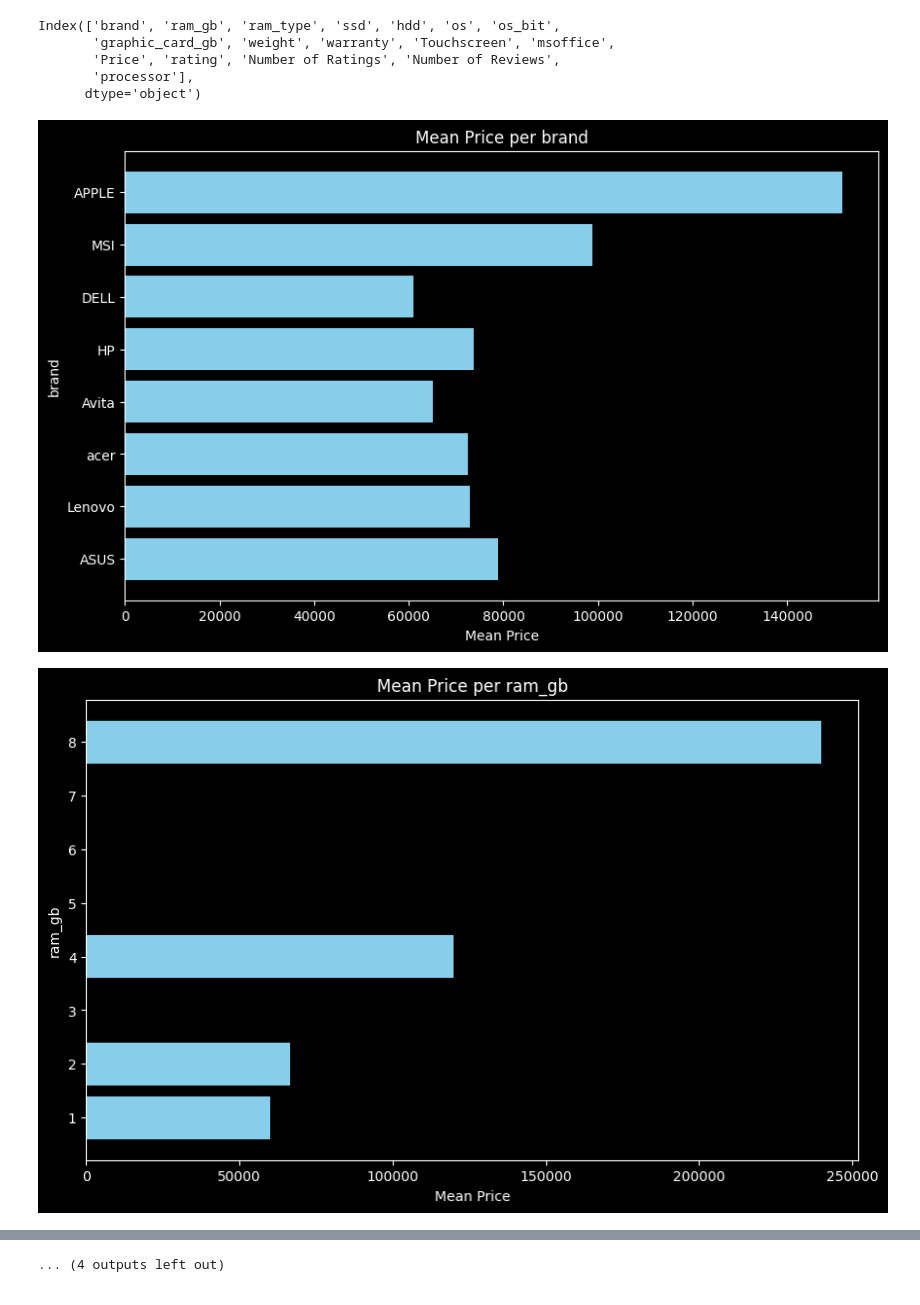
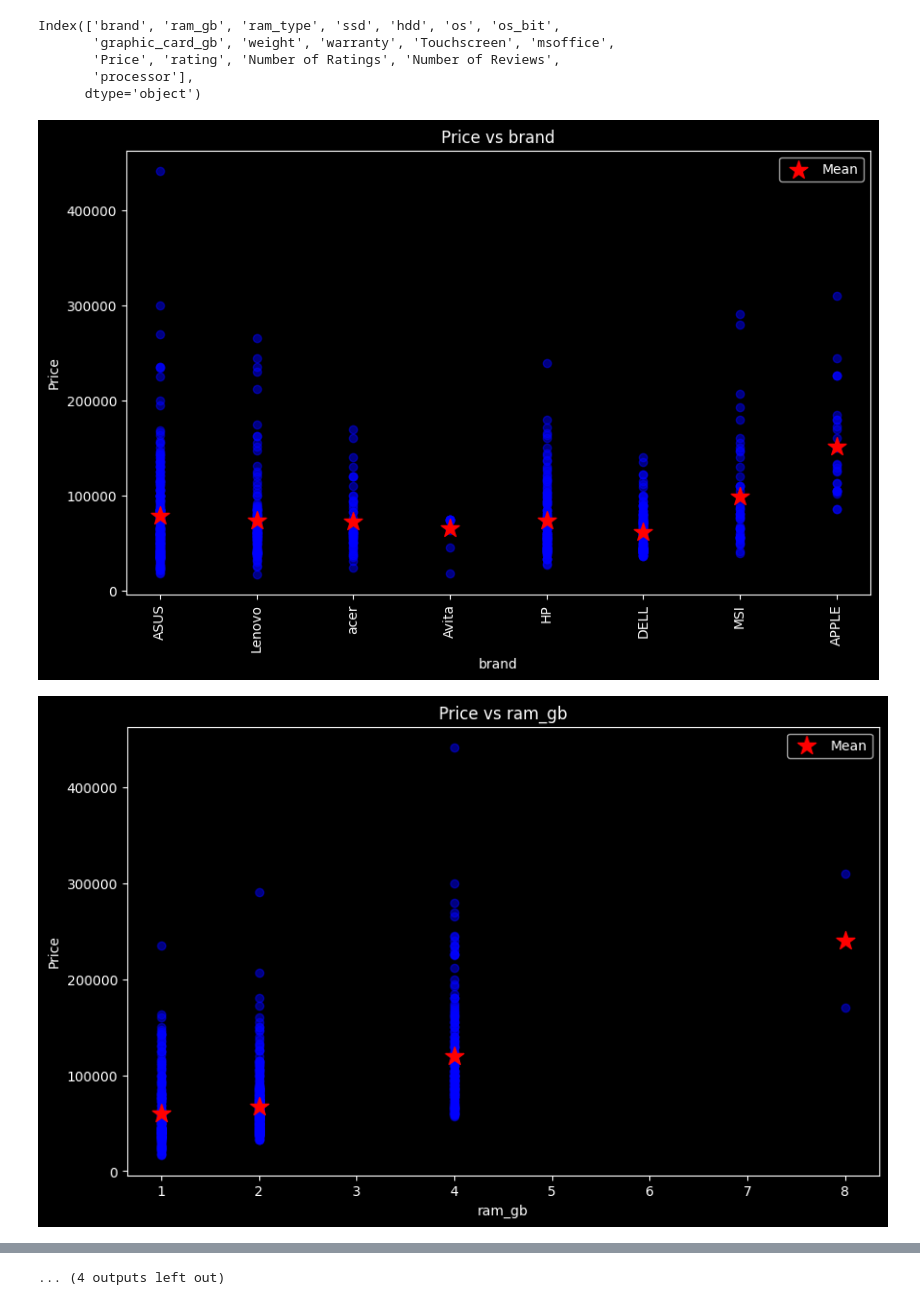
Before and after one commit to koutsompinask/MSC, a Jupyter notebook: semester B/Python/assignment/regression.ipynb, the cells around one changed output, grey strips where cells are left out. Saved outputs shown, nothing was run; the diff lists cells and outputs as text; code cells hidden in the pictures.

```diff
--- a/semester B/Python/assignment/regression.ipynb
+++ b/semester B/Python/assignment/regression.ipynb
@@ -207,21 +207,24 @@ Index(['brand', 'ram_gb', 'ram_type', 'ssd', 'hdd', 'os', 'os_bit',
       dtype='object')
 # %%
 for col in df.columns:
-    #get mean price per each feature
-    if col == 'Price':
-        continue
-    #get the mean price per feature
-    mean_price = df.groupby(col)['Price'].mean().reset_index()
-    #plot the mean price per processor
+    if col == 'Price': continue
+    #scatter plot for each feature against the price
     plt.figure(figsize=(10, 6))
-    plt.barh(mean_price[col], mean_price['Price'], color='skyblue')
-    plt.xlabel('Mean Price')
-    plt.ylabel(col)
+    plt.scatter(df[col], df['Price'], alpha=0.5, color='blue')
+    plt.xlabel(col)
+    plt.ylabel('Price')
+    if (col in mapping_dict):
+        plt.xticks(list(mapping_dict[col].values()), list(mapping_dict[col].keys()), rotation=90)
 
-    if (col in mapping_dict):
-        plt.yticks(mean_price[col].values, list(mapping_dict[col].keys()))
-    plt.title('Mean Price per ' + col)
+    if (df[col].unique().size < 30):
+        grouped_means = df.groupby(col)['Price'].mean()
+        for x_val, mean_price in grouped_means.items():
+            #add mean also with different color
+            plt.scatter(x_val, mean_price, color='red', marker='*', s=200, label='Mean' if x_val == grouped_means.index[0] else "")
+        plt.legend()
+
+    plt.title('Price vs ' + col)
     plt.show()
 # %% [output]
-[figure, old version]
+[figure, new version]
-[figure, old version]
+[figure, new version]
```
Also changed, not shown: parts of 1 cell of this notebook, 3 other files.
